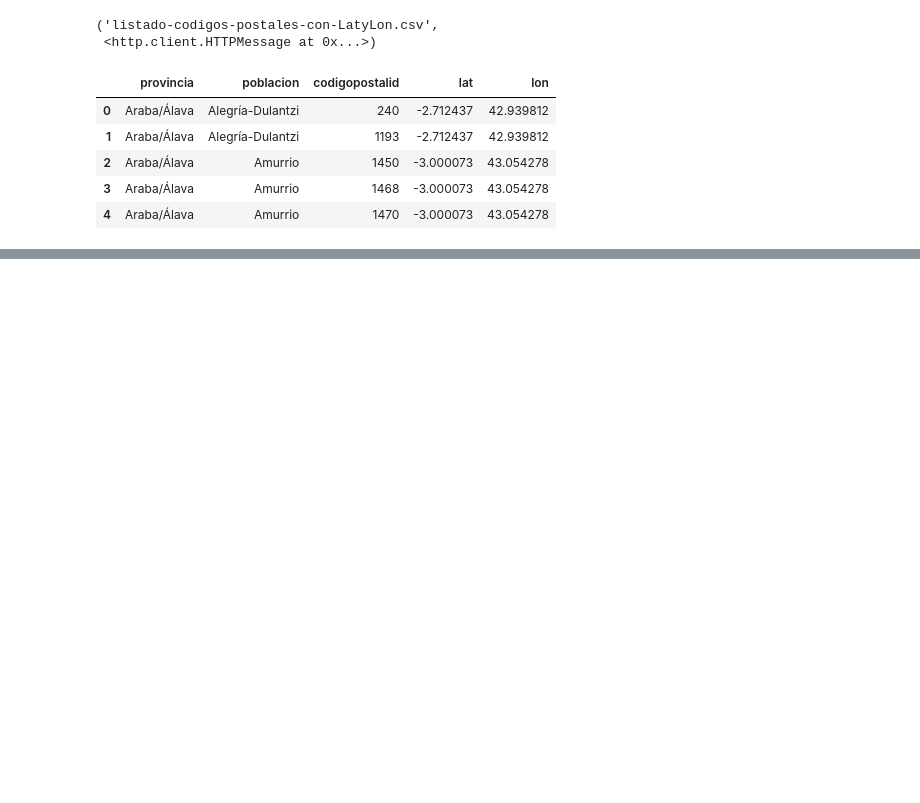
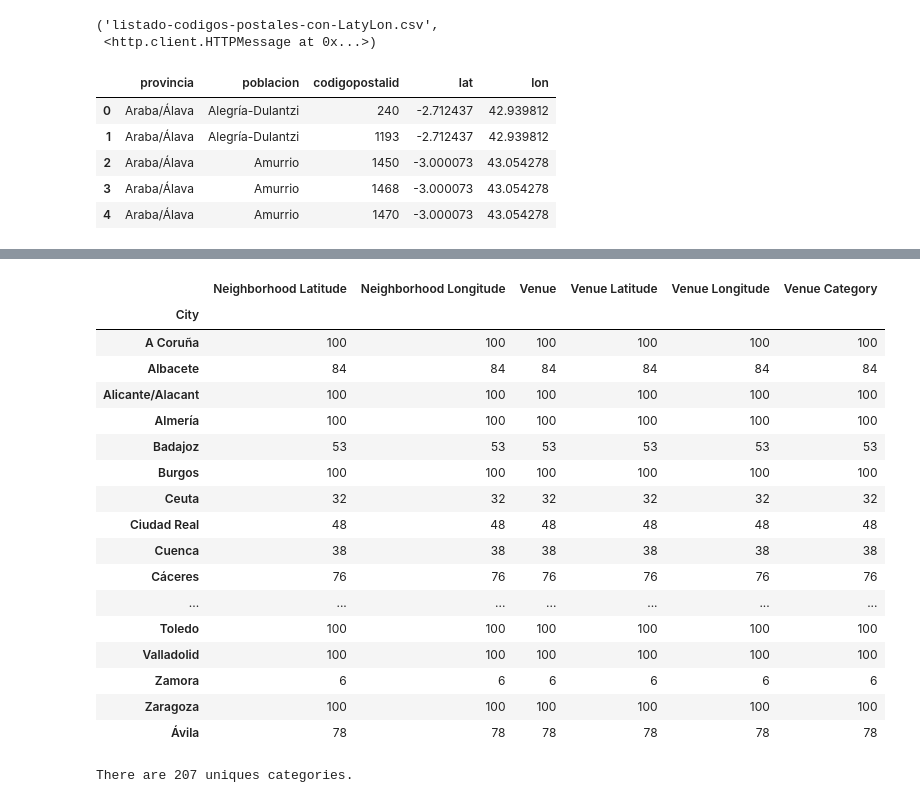
Before and after one commit to aviguille/Coursera_Capstone, a Jupyter notebook: capstone_week1.ipynb, the cells around one changed output, grey strips where cells are left out. Cells and saved outputs as stored; diff of their text form; code cells hidden in the pictures; blank space fills up the shorter version.

```diff
--- a/capstone_week1.ipynb
+++ b/capstone_week1.ipynb
@@ -36,3 +59,6 @@ data.head()
 | 2 | Araba/Álava | Amurrio | 1450 | -3.000073 | 43.054278 |
 | 3 | Araba/Álava | Amurrio | 1468 | -3.000073 | 43.054278 |
 | 4 | Araba/Álava | Amurrio | 1470 | -3.000073 | 43.054278 |
+# %%
+cities = cities.rename(columns={'lat':'longitude', 'lon':'latitude'})
+cities.head()
@@ -38,0 +113,19 @@ data.head()
+# %%
+# create map of New York using latitude and longitude values
+map_spain = folium.Map(location=[36.976, -4.27], zoom_start=10)
+
+# add markers to map
+for lat, lng, province, city in zip(malaga_data['latitude'], malaga_data['longitude'], malaga_data['provincia'], malaga_data['poblacion']):
+    label = '{}, {}'.format(city, province)
+    label = folium.Popup(label, parse_html=True)
+    folium.CircleMarker(
+        [lat, lng],
+        radius=5,
+        popup=label,
+        color='blue',
+        fill=True,
+        fill_color='#3186cc',
+        fill_opacity=0.7,
+        parse_html=False).add_to(map_spain)
+
+map_spain
@@ -38,0 +228,25 @@ data.head()
+# %%
+spain_venues.groupby('City').count()
+# %% [output]
+|  | Neighborhood Latitude | Neighborhood Longitude | Venue | Venue Latitude | Venue Longitude | Venue Category |
+| City |  |  |  |  |  |  |
+| A Coruña | 100 | 100 | 100 | 100 | 100 | 100 |
+| Albacete | 84 | 84 | 84 | 84 | 84 | 84 |
+| Alicante/Alacant | 100 | 100 | 100 | 100 | 100 | 100 |
+| Almería | 100 | 100 | 100 | 100 | 100 | 100 |
+| Badajoz | 53 | 53 | 53 | 53 | 53 | 53 |
+| Burgos | 100 | 100 | 100 | 100 | 100 | 100 |
+| Ceuta | 32 | 32 | 32 | 32 | 32 | 32 |
+| Ciudad Real | 48 | 48 | 48 | 48 | 48 | 48 |
+| Cuenca | 38 | 38 | 38 | 38 | 38 | 38 |
+| Cáceres | 76 | 76 | 76 | 76 | 76 | 76 |
+| ... | ... | ... | ... | ... | ... | ... |
+| Toledo | 100 | 100 | 100 | 100 | 100 | 100 |
+| Valladolid | 100 | 100 | 100 | 100 | 100 | 100 |
+| Zamora | 6 | 6 | 6 | 6 | 6 | 6 |
+| Zaragoza | 100 | 100 | 100 | 100 | 100 | 100 |
+| Ávila | 78 | 78 | 78 | 78 | 78 | 78 |
+# %%
+print('There are {} uniques categories.'.format(len(spain_venues['Venue Category'].unique())))
+# %% [output]
+There are 207 uniques categories.
```
Also changed, not shown: parts of 31 cells of this notebook.
